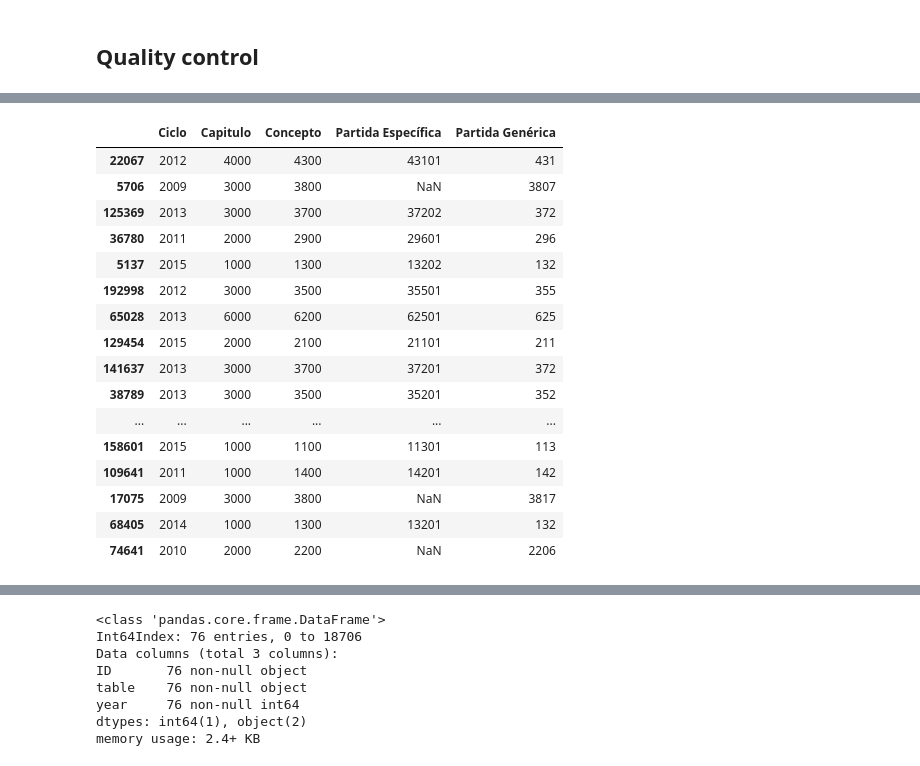
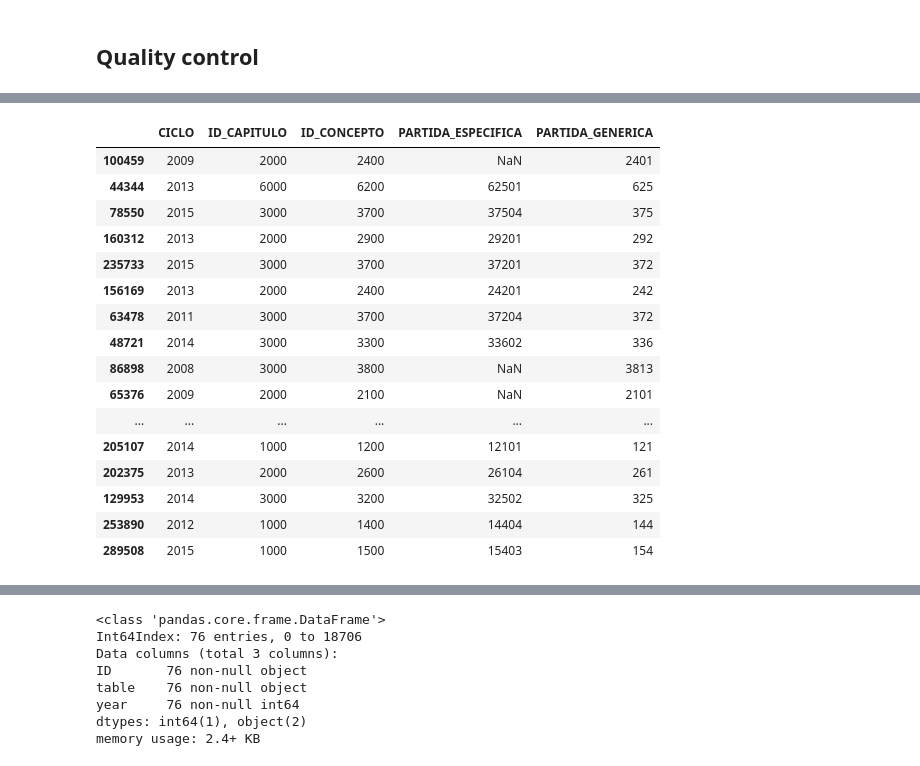
Before and after one commit to os-data/mexican-federal-budget, a Jupyter notebook: pipeline.ipynb, the cells around one changed output, grey strips where cells are left out. Saved outputs shown, nothing was run; the diff lists cells and outputs as text; code cells hidden in the pictures.

```diff
--- a/pipeline.ipynb
+++ b/pipeline.ipynb
@@ -107,2 +51,10 @@ COLUMN_ALIASES = {
+# %%
+with open('columns.aliases.json') as json:
+    COLUMN_ALIASES = loads(json.read())
+# %%
+from json import dumps
+
+with open('column.aliases.json', 'w+', encoding='utf-8') as json:
+    json.write(dumps(COLUMN_ALIASES, indent=4, ensure_ascii=False))
 # %% [markdown]
 The following hierarchical categories will have IDs prefixed with the parent categories:
@@ -439,7 +380,6 @@ def split_objeto_del_gasto(batch):
 
     def has_digits(n, N):
         return not isinstance(n, float) and len(n) >= N
-
 
     def lookup(n, table, year):
         try:
@@ -456,25 +396,25 @@ def split_objeto_del_gasto(batch):
             print('Skipping', year, 'because the raw CSV already has the required columns')
 
         else:
-            objeto = batch[year]['Objeto del Gasto'].astype(str)
+            objeto = batch[year]['ID_CONCEPTO'].astype(str)
 
-            batch[year]['Capitulo'] = objeto.apply(lambda x: x[0] + '000' if x not in (nan, 'nan') else nan)
-            batch[year]['Concepto'] = objeto.apply(lambda x: x[:2] + '00' if x not in (nan, 'nan') else nan)
-            batch[year]['Descripción de Capitulo'] = batch[year]['Capitulo'].map(lambda x: lookup(x, 'capitulo', year))
-            batch[year]['Descripción de Concepto'] = batch[year]['Concepto'].map(lambda x: lookup(x, 'concepto', year))
+            batch[year]['ID_CAPITULO'] = objeto.apply(lambda x: x[0] + '000' if x not in (nan, 'nan') else nan)
+            batch[year]['ID_CONCEPTO'] = objeto.apply(lambda x: x[:2] + '00' if x not in (nan, 'nan') else nan)
+            batch[year]['DESC_CAPITULO'] = batch[year]['ID_CAPITULO'].map(lambda x: lookup(x, 'capitulo', year))
+            batch[year]['DESC_CONCEPTO'] = batch[year]['ID_CONCEPTO'].map(lambda x: lookup(x, 'concepto', year))
 
             nb_generica_digits = 4 if year in (2008, 2009, 2010) else 3
 
             # Skip the LAST year of the dataset (currently 2016) it has split columns already
-            batch[year]['Partida Genérica'] = objeto.apply(lambda x: x[:nb_generica_digits] if has_digits(x, 4) else nan)
-            batch[year]['Descripción de Partida Genérica'] = batch[year]['Partida Genérica'].map(lambda x: lookup(x, 'partida_generica', year))
+            batch[year]['PARTIDA_GENERICA'] = objeto.apply(lambda x: x[:nb_generica_digits] if has_digits(x, 4) else nan)
+            batch[year]['DESC_PARTIDA_GENERICA'] = batch[year]['PARTIDA_GENERICA'].map(lambda x: lookup(x, 'partida_generica', year))
 
             if year not in (2008, 2009, 2010):
-                batch[year]['Partida Específica'] = objeto.apply(lambda x: x if has_digits(x, 5) else nan)
-                batch[year]['Descripción de Partida Específica'] = batch[year]['Partida Específica'].map(lambda x: lookup(x, 'partida_específica', year) if has_digits(x, 5) else nan)
+                batch[year]['PARTIDA_ESPECIFICA'] = objeto.apply(lambda x: x if has_digits(x, 5) else nan)
+                batch[year]['DESC_PARTIDA_ESPECIFICA'] = batch[year]['PARTIDA_ESPECIFICA'].map(lambda x: lookup(x, 'partida_específica', year) if has_digits(x, 5) else nan)
             else:
-                batch[year]['Partida Específica'] = nan
-                batch[year]['Descripción de Partida Específica'] = nan
+                batch[year]['PARTIDA_ESPECIFICA'] = nan
+                batch[year]['DESC_PARTIDA_ESPECIFICA'] = nan
 
             print(year, 'broke down "Objeto del Gasto" column')
 
@@ -486,7 +426,7 @@ Disambiguating sub-categories may require prefixing their IDs with their parents
 def prefix_ids(batch):
     for year in batch.keys():
         for hierarchy, levels in HIERARCHIES.items():
-            prefix = batch[year]['Ciclo'].apply(lambda x: '')
+            prefix = batch[year]['CICLO'].apply(lambda x: '')
             for n, level in enumerate(levels):
                 dash = '.' if n > 0 else ''
                 prefix = prefix + dash + batch[year][level]
@@ -668,30 +608,31 @@ merged.sample(n=10)
 10 rows × 39 columns
 # %%
 objeto_breakdown = [
-    'Ciclo',
-    'Capitulo', 'Concepto',
-    'Partida Específica',
-    'Partida Genérica'
+    'CICLO',
+    'ID_CAPITULO',
+    'ID_CONCEPTO',
+    'PARTIDA_ESPECIFICA',
+    'PARTIDA_GENERICA'
 ]
 merged[objeto_breakdown].sample(n=20)
 # %% [output]
-|  | Ciclo | Capitulo | Concepto | Partida Específica | Partida Genérica |
-| 22067 | 2012 | 4000 | 4300 | 43101 | 431 |
-| 5706 | 2009 | 3000 | 3800 | NaN | 3807 |
-| 125369 | 2013 | 3000 | 3700 | 37202 | 372 |
-| 36780 | 2011 | 2000 | 2900 | 29601 | 296 |
-| 5137 | 2015 | 1000 | 1300 | 13202 | 132 |
-| 192998 | 2012 | 3000 | 3500 | 35501 | 355 |
-| 65028 | 2013 | 6000 | 6200 | 62501 | 625 |
-| 129454 | 2015 | 2000 | 2100 | 21101 | 211 |
-| 141637 | 2013 | 3000 | 3700 | 37201 | 372 |
-| 38789 | 2013 | 3000 | 3500 | 35201 | 352 |
+|  | CICLO | ID_CAPITULO | ID_CONCEPTO | PARTIDA_ESPECIFICA | PARTIDA_GENERICA |
+| 100459 | 2009 | 2000 | 2400 | NaN | 2401 |
+| 44344 | 2013 | 6000 | 6200 | 62501 | 625 |
+| 78550 | 2015 | 3000 | 3700 | 37504 | 375 |
+| 160312 | 2013 | 2000 | 2900 | 29201 | 292 |
+| 235733 | 2015 | 3000 | 3700 | 37201 | 372 |
+| 156169 | 2013 | 2000 | 2400 | 24201 | 242 |
+| 63478 | 2011 | 3000 | 3700 | 37204 | 372 |
+| 48721 | 2014 | 3000 | 3300 | 33602 | 336 |
+| 86898 | 2008 | 3000 | 3800 | NaN | 3813 |
+| 65376 | 2009 | 2000 | 2100 | NaN | 2101 |
 | ... | ... | ... | ... | ... | ... |
-| 158601 | 2015 | 1000 | 1100 | 11301 | 113 |
-| 109641 | 2011 | 1000 | 1400 | 14201 | 142 |
-| 17075 | 2009 | 3000 | 3800 | NaN | 3817 |
-| 68405 | 2014 | 1000 | 1300 | 13201 | 132 |
-| 74641 | 2010 | 2000 | 2200 | NaN | 2206 |
+| 205107 | 2014 | 1000 | 1200 | 12101 | 121 |
+| 202375 | 2013 | 2000 | 2600 | 26104 | 261 |
+| 129953 | 2014 | 3000 | 3200 | 32502 | 325 |
+| 253890 | 2012 | 1000 | 1400 | 14404 | 144 |
+| 289508 | 2015 | 1000 | 1500 | 15403 | 154 |
 # %%
 print('Total: missing', len(missing_ids), 'catalog IDs to breakdown the "Objeto del Gasto" column')
 print('Tables:', dict(missing_ids.groupby('table').count()['ID']))
```
Also changed, not shown: parts of 28 cells of this notebook, 18 other files.
